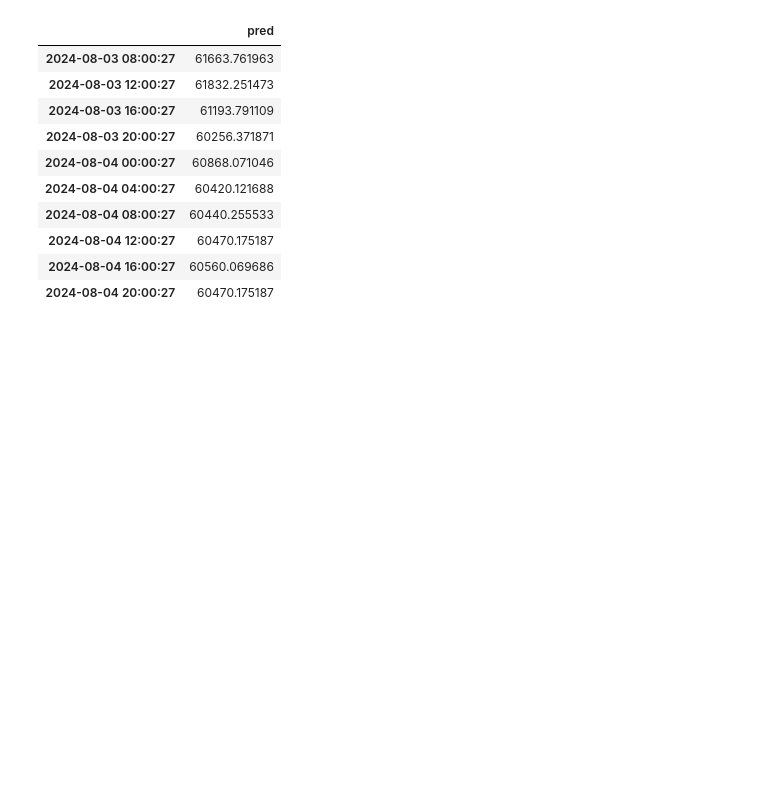
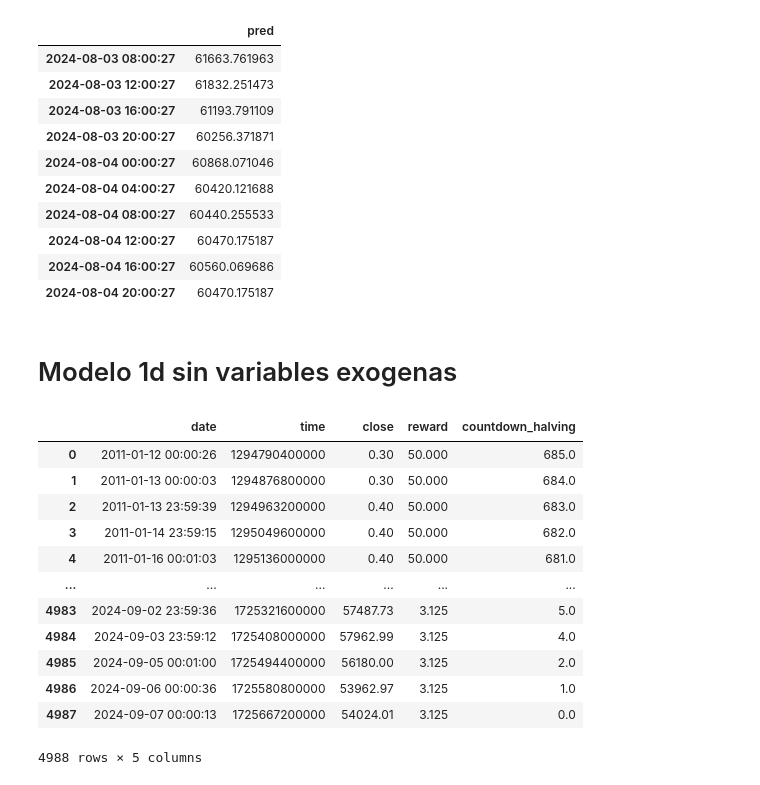
Before and after one commit to Pableren/Glass-Bubble, a Jupyter notebook: Model_fix.ipynb, the cells around one changed output. Cells and saved outputs as stored; diff of their text form; code cells hidden in the pictures; blank space fills up the shorter version.

```diff
--- a/Model_fix.ipynb
+++ b/Model_fix.ipynb
@@ -466,3 +466,31 @@ fig.update_layout(
 #
 # Mostrar el gráfico
 fig.show()
+# %% [markdown]
+# Modelo 1d sin variables exogenas
+# %%
+conn = sql.connect('Data/db/btc.db')
+cursor = conn.cursor()
+df_1d = pd.read_sql_query("SELECT * FROM btc_1d", conn)
+# %%
+df_1d.drop(columns=['open', 'high', 'low', 'volume', 'var',
+       'return', 'diff', 'volatility', 'rsi_14',
+       'rsi_28', 'rsi_14_shifted', 'rsi_28_shifted', 'ma_5', 'ma_20', 'ma_100',
+       'MiddleBand', 'UpperBand', 'LowerBand', 'K', 'D', 'close_shifted', 'TR',
+       'ATR', 'TP', 'CCI', 'lag1_TR', 'lag2_TR', 'lag1_ATR', 'lag2_ATR'],inplace=True)
+# %%
+df_1d
+# %% [output]
+|  | date | time | close | reward | countdown_halving |
+| 0 | 2011-01-12 00:00:26 | 1294790400000 | 0.30 | 50.000 | 685.0 |
+| 1 | 2011-01-13 00:00:03 | 1294876800000 | 0.30 | 50.000 | 684.0 |
+| 2 | 2011-01-13 23:59:39 | 1294963200000 | 0.40 | 50.000 | 683.0 |
+| 3 | 2011-01-14 23:59:15 | 1295049600000 | 0.40 | 50.000 | 682.0 |
+| 4 | 2011-01-16 00:01:03 | 1295136000000 | 0.40 | 50.000 | 681.0 |
+| ... | ... | ... | ... | ... | ... |
+| 4983 | 2024-09-02 23:59:36 | 1725321600000 | 57487.73 | 3.125 | 5.0 |
+| 4984 | 2024-09-03 23:59:12 | 1725408000000 | 57962.99 | 3.125 | 4.0 |
+| 4985 | 2024-09-05 00:01:00 | 1725494400000 | 56180.00 | 3.125 | 2.0 |
+| 4986 | 2024-09-06 00:00:36 | 1725580800000 | 53962.97 | 3.125 | 1.0 |
+| 4987 | 2024-09-07 00:00:13 | 1725667200000 | 54024.01 | 3.125 | 0.0 |
+4988 rows × 5 columns
```
Also changed, not shown: parts of 9 cells of this notebook.
